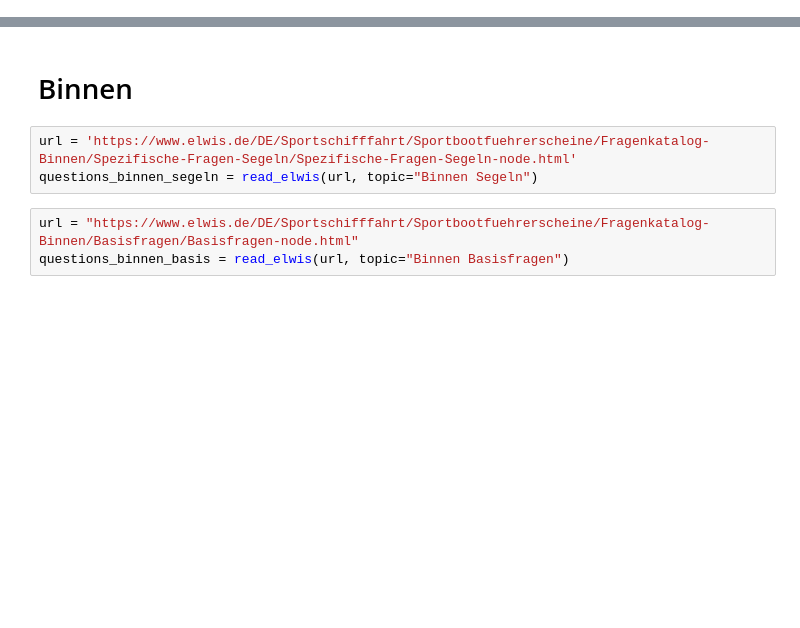
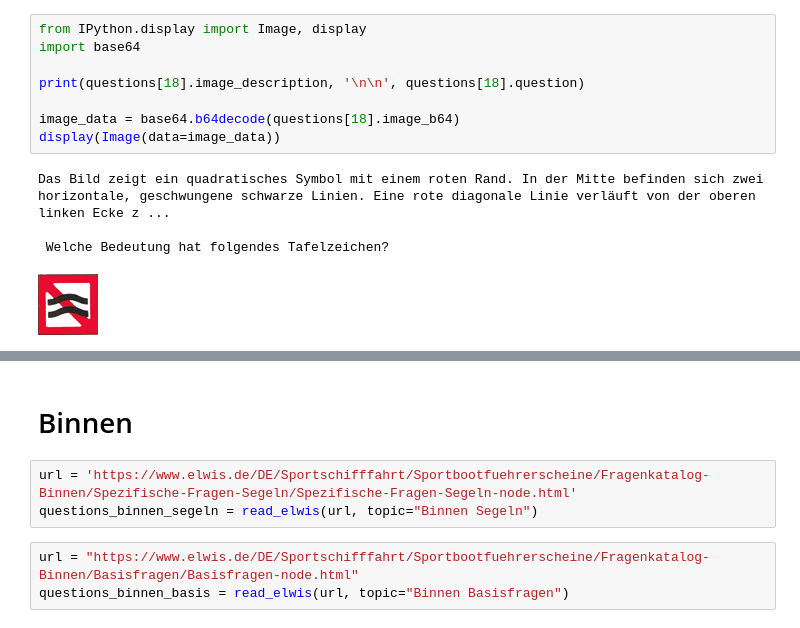
Before and after one commit to gessulat/treibholz, a Jupyter notebook: notebooks/binnen_und_see.ipynb, the cells around one changed output, grey strips where cells are left out. Drawn from its saved outputs; the diff is of its cells as text; blank space fills up the shorter version.

```diff
--- a/notebooks/binnen_und_see.ipynb
+++ b/notebooks/binnen_und_see.ipynb
@@ -82,0 +102,13 @@ def read_elwis(url: str, topic: str) -> list:
+# %%
+from IPython.display import Image, display
+import base64
+
+print(questions[18].image_description, '\n\n', questions[18].question)
+
+image_data = base64.b64decode(questions[18].image_b64)
+display(Image(data=image_data))
+# %% [output]
+Das Bild zeigt ein quadratisches Symbol mit einem roten Rand. In der Mitte befinden sich zwei horizontale, geschwungene schwarze Linien. Eine rote diagonale Linie verläuft von der oberen linken Ecke z ...
+
+ Welche Bedeutung hat folgendes Tafelzeichen?
+[figure, added]
```
Also changed, not shown: parts of 12 cells of this notebook, 7 other files.
